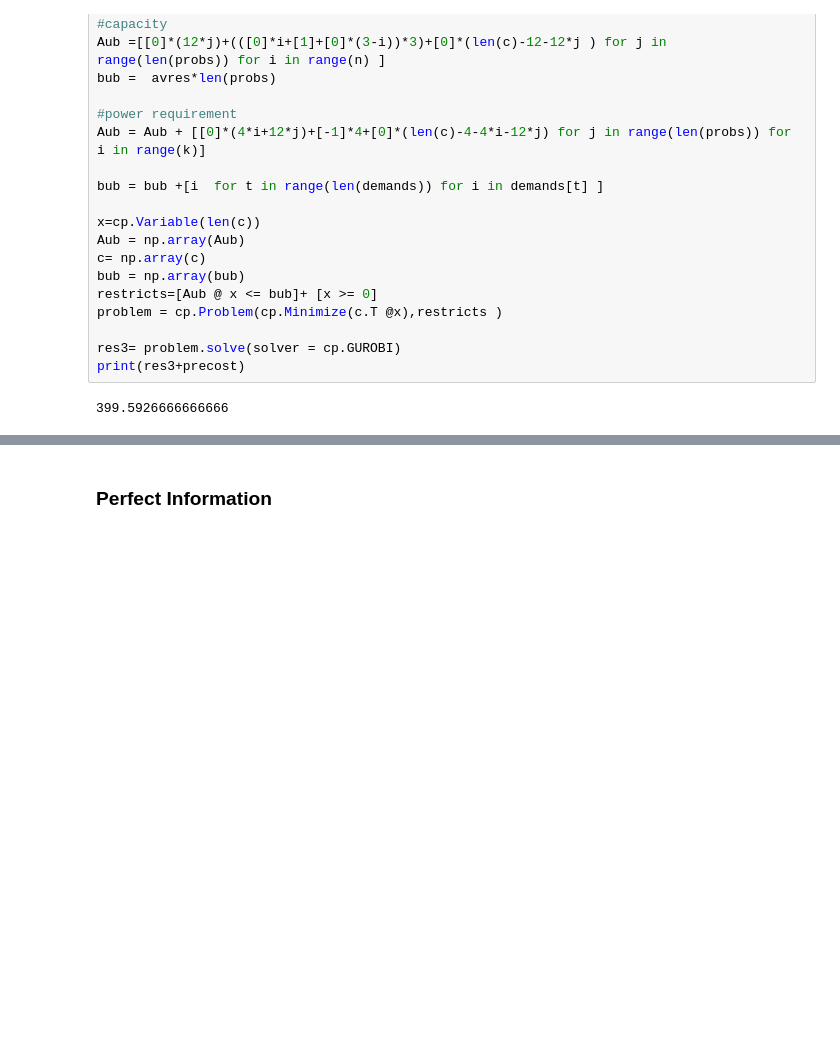
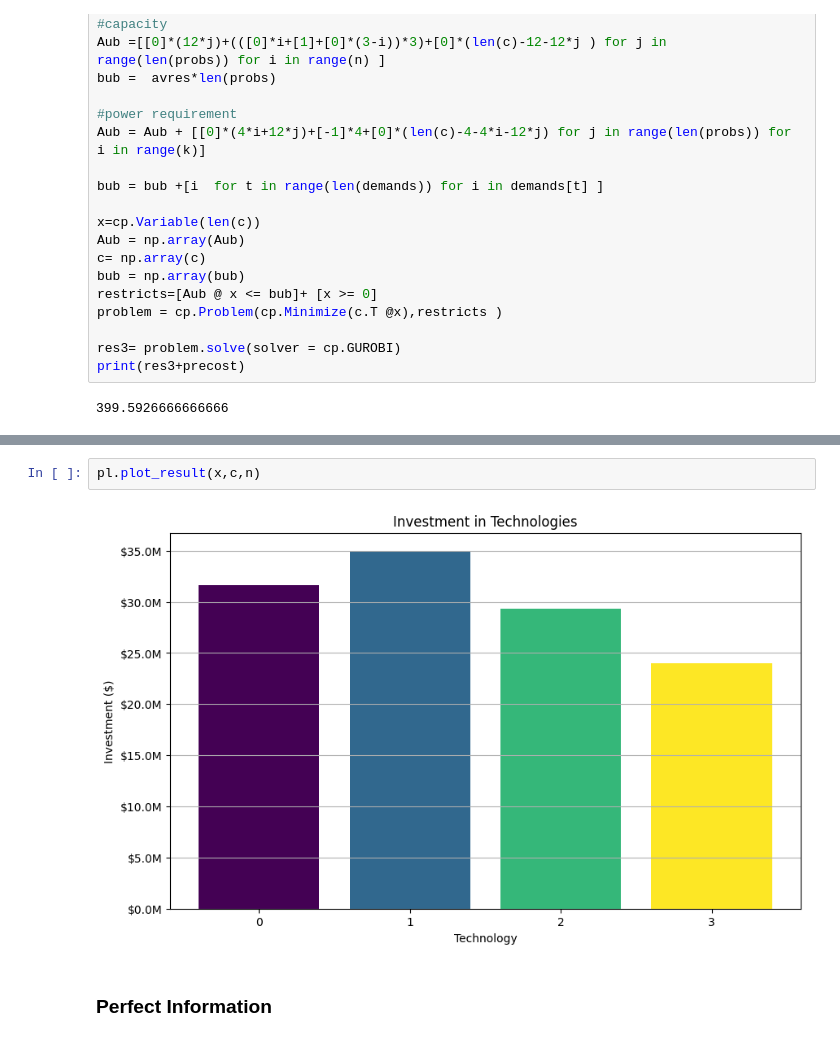
Before and after one commit to DanielCortild/Optimization-under-Uncertainty, a Jupyter notebook: code.ipynb, the cells around one changed output, grey strips where cells are left out. Saved outputs shown, nothing was run; the diff lists cells and outputs as text; blank space fills up the shorter version.

```diff
--- a/code.ipynb
+++ b/code.ipynb
@@ -156,3 +159,7 @@ Production costs for phase 2: 277.7513333333333
+# %%
+pl.plot_result(x,c,n)
+# %% [output]
+[figure, added]
 # %% [markdown]
 ### Perfect Information
 # %%
```
Also changed, not shown: parts of 14 cells of this notebook, 1 other file.
